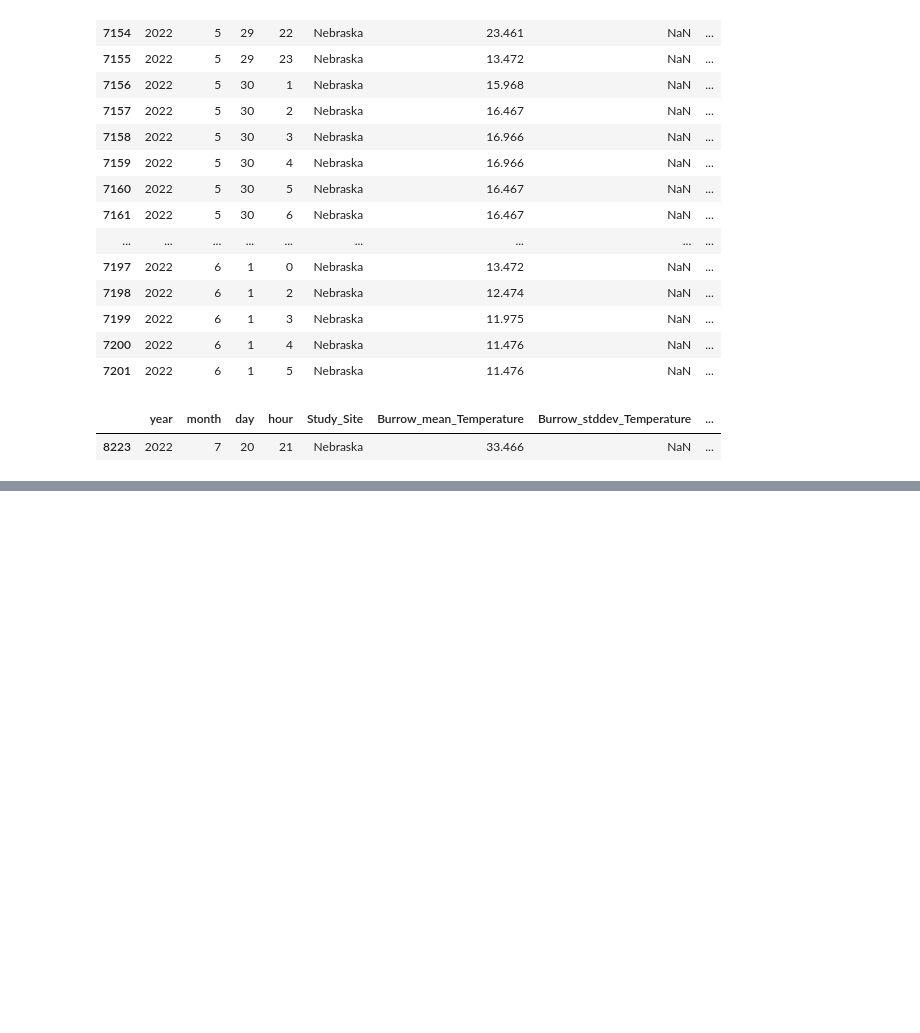
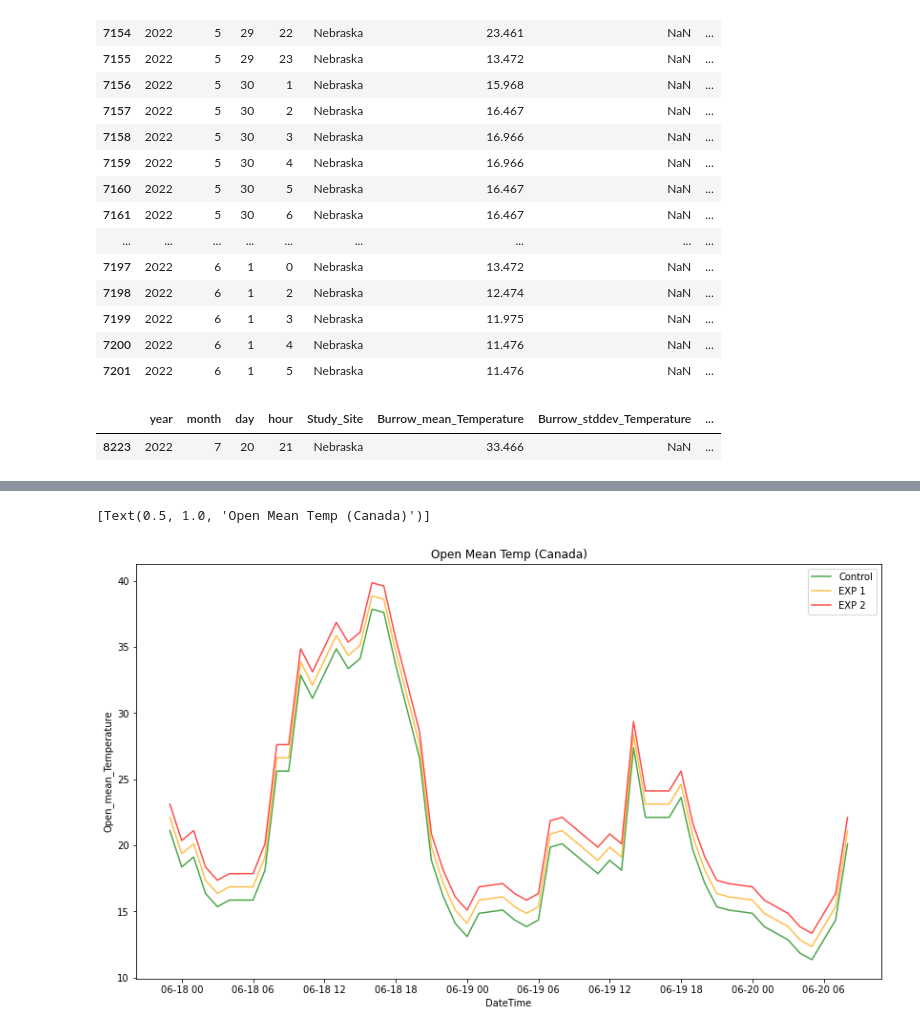
Before and after one commit to michaelremington2/therma_sim, a Jupyter notebook: src/therma_sim/get_data.ipynb, the cells around one changed output, grey strips where cells are left out. Drawn from its saved outputs; the diff is of its cells as text; code cells hidden in the pictures; blank space fills up the shorter version.

```diff
--- a/src/therma_sim/get_data.ipynb
+++ b/src/therma_sim/get_data.ipynb
@@ -233,3 +273,32 @@ nan_microhabitat_rows.head()
+# %%
+# Make Experimental Groups
+appended_data[f'open_plus_1'] = appended_data['Open_mean_Temperature'] + 1
+appended_data[f'burrow_plus_1'] = appended_data['Burrow_mean_Temperature'] + 1
+appended_data[f'open_plus_2'] = appended_data['Open_mean_Temperature'] + 2
+appended_data[f'burrow_plus_2'] = appended_data['Burrow_mean_Temperature'] + 2
+# %%
+plt.figure(figsize=(14, 8))
+sns.lineplot(data=appended_data[appended_data['Study_Site'] == 'Canada'][0:50],
+             x='DateTime',
+             y='Open_mean_Temperature',
+             alpha=0.7,
+             color='green',
+             label='Control').set(title='Open Mean Temp (Canada)')
+sns.lineplot(data=appended_data[appended_data['Study_Site'] == 'Canada'][0:50],
+             x='DateTime',
+             y='open_plus_1',
+             color='orange',
+             label='EXP 1',
+             alpha=0.7).set(title='Open Mean Temp (Canada)')
+sns.lineplot(data=appended_data[appended_data['Study_Site'] == 'Canada'][0:50],
+             x='DateTime',
+             y='open_plus_2',
+             color='red',
+             label='EXP 2',
+             alpha=0.7).set(title='Open Mean Temp (Canada)')
+# %% [output]
+[Text(0.5, 1.0, 'Open Mean Temp (Canada)')]
+[figure, added]
 # %%
 # Drop NA values
 otm_data.dropna(inplace=True)
```
Also changed, not shown: parts of 6 cells of this notebook, 7 other files.
